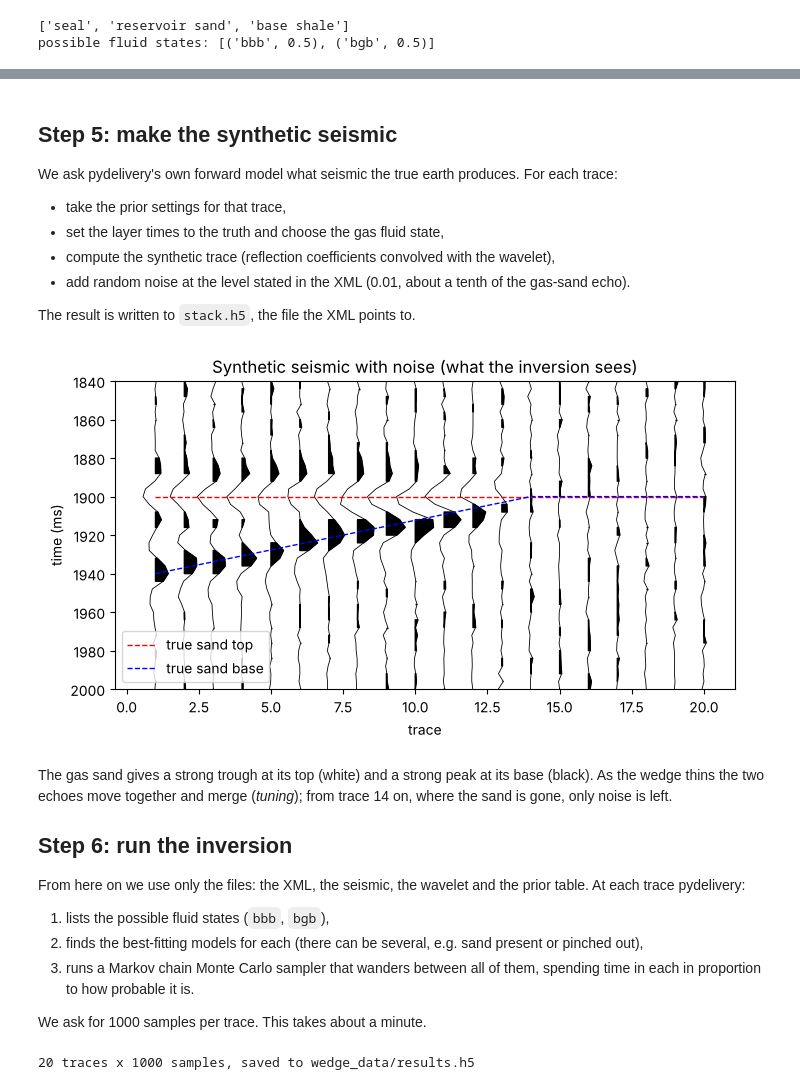
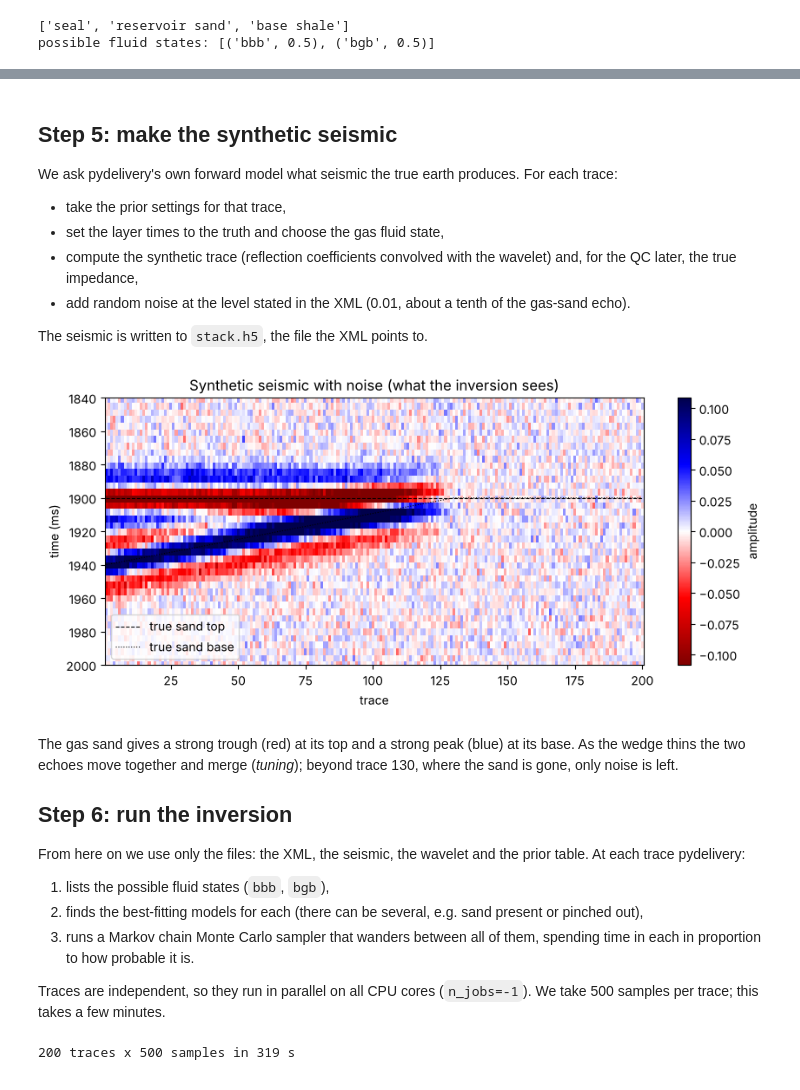
Before and after one commit to fergusrssmith/Delivery_Seismic_Welltie_CSEM, a Jupyter notebook: python/examples/synthetic_wedge.ipynb, the cells around one changed output, grey strips where cells are left out. Cells and saved outputs as stored; diff of their text form; code cells hidden in the pictures.

```diff
--- a/python/examples/synthetic_wedge.ipynb
+++ b/python/examples/synthetic_wedge.ipynb
@@ -210,9 +213,9 @@ column. `NaN` means "use the value in the XML".
 top_pick = top_true + rng.normal(0, 0.003, n_traces)
 base_pick = base_true + rng.normal(0, 0.006, n_traces)
 
-times = np.full((n_traces, 4), np.nan)        # columns: seal top, sand top, base-shale top, t_base
-times[:, 1] = 1000 * top_pick
-times[:, 2] = 1000 * base_pick
-write_prior_table(work / "priors.h5", {"time": times})
-print(np.round(times[:, 1:3], 1))
+times_table = np.full((n_traces, 4), np.nan)  # columns: seal top, sand top, base-shale top, t_base
+times_table[:, 1] = 1000 * top_pick
+times_table[:, 2] = 1000 * base_pick
+write_prior_table(work / "priors.h5", {"time": times_table})
+print("first five traces (ms):\n", np.round(times_table[:5, 1:3], 1))
 # %% [output]
@@ -245,52 +234,52 @@ For each trace:
 * take the prior settings for that trace,
 * set the layer times to the truth and choose the gas fluid state,
 * compute the synthetic trace (reflection coefficients convolved with the
-  wavelet),
-* add random noise at the level stated in the XML (0.01, about a tenth
-  of the gas-sand echo).
+  wavelet) and, for the QC later, the true impedance,
+* add random noise at the level stated in the XML (0.01, about a tenth of the
+  gas-sand echo).
 
-The result is written to `stack.h5`, the file the XML points to.
+The seismic is written to `stack.h5`, the file the XML points to.
 # %%
-table = {"time": times}
+table = {"time": times_table}
 w = load_wavelet(work / "wavelet.h5")
-t0, ns = 1.700, 150                                 # seismic traces start at 1700 ms, 150 samples
-data = np.zeros((n_traces, ns))
+t0, ns = 1.700, 150                                   # traces start at 1700 ms, 150 samples
+times = t0 + dt * np.arange(ns)                       # the seismic time axis (s)
+clean = np.zeros((n_traces, ns))
+Z_true = np.zeros((n_traces, ns))
 for i in range(n_traces):
     cfg_i = apply_prior_trace(cfg, table, i)
     blank = TraceSet(np.zeros((1, ns)), dt, t0)[0]
     seis = build_seismic_model(cfg_i, [blank], [w])
     gas = next(s for s in enumerate_fluid_states(cfg_i) if s.label == "bgb")
     model = StateModel(cfg_i, gas, seis)
     m = model.prior_mean.copy()                       # typical rock properties ...
     m[model.index[("t", 1)]] = top_true[i]            # ... but the true times
     m[model.index[("t", 2)]] = base_true[i]
-    synthetic = model.synthetics(m[None])[0][0]
-    j0 = int(round((seis.t_start - t0) / dt))
-    data[i, j0:j0 + seis.ns] = synthetic
+    tr = model.time_traces(m[None], times)
+    clean[i], Z_true[i] = tr["synthetic_0"][0], tr["Zp"][0]
 
-noise = rng.normal(0, 0.01, data.shape)
-write_traces(work / "stack.h5", TraceSet(data + noise, dt, t0))
+noise = rng.normal(0, 0.01, clean.shape)
+data = clean + noise
+write_traces(work / "stack.h5", TraceSet(data, dt, t0))
 
-def wiggles(d, title):
-    t = 1000 * (t0 + dt * np.arange(ns))
-    plt.figure(figsize=(8, 4))
-    for k, tr in enumerate(d):
-        s = k + 1 + tr / 0.25
-        plt.plot(s, t, "k", lw=0.6)
-        plt.fill_betweenx(t, k + 1, s, where=s > k + 1, color="k")
-    plt.gca().invert_yaxis(); plt.ylim(2000, 1840)
+def section(d, title, cmap="seismic_r", clip=None, label="amplitude"):
+    clip = clip or np.percentile(np.abs(d), 99)
+    plt.figure(figsize=(10, 4))
+    plt.imshow(d.T, aspect="auto", cmap=cmap, vmin=-clip, vmax=clip,
+               extent=[0.5, n_traces + 0.5, 1000 * times[-1], 1000 * times[0]])
+    plt.colorbar(label=label); plt.ylim(2000, 1840)
     plt.xlabel("trace"); plt.ylabel("time (ms)"); plt.title(title)
 
-wiggles(data + noise, "Synthetic seismic with noise (what the inversion sees)")
-plt.plot(x, 1000 * top_true, "r--", lw=1, label="true sand top")
-plt.plot(x, 1000 * base_true, "b--", lw=1, label="true sand base")
+section(data, "Synthetic seismic with noise (what the inversion sees)")
+plt.plot(x, 1000 * top_true, "k--", lw=0.8, label="true sand top")
+plt.plot(x, 1000 * base_true, "k:", lw=0.8, label="true sand base")
 plt.legend(loc="lower left"); plt.show()
 # %% [output]
-[figure, old version]
+[figure, new version]
 # %% [markdown]
-The gas sand gives a strong trough at its top (white) and a strong peak at its
-base (black). As the wedge thins the two echoes move together and merge
-(*tuning*); from trace 14 on, where the sand is gone, only noise is left.
+The gas sand gives a strong trough (red) at its top and a strong peak (blue)
+at its base. As the wedge thins the two echoes move together and merge
+(*tuning*); beyond trace 130, where the sand is gone, only noise is left.
 
 ## Step 6: run the inversion
 
@@ -303,11 +292,14 @@ prior table. At each trace pydelivery:
 3. runs a Markov chain Monte Carlo sampler that wanders between all of them,
    spending time in each in proportion to how probable it is.
 
-We ask for 1000 samples per trace. This takes about a minute.
+Traces are independent, so they run in parallel on all CPU cores
+(`n_jobs=-1`). We take 500 samples per trace; this takes a few minutes.
 # %%
+import time
 inv = Inversion.from_files(work / "ModelDescription.xml", work / "priors.h5")
-results = inv.run(n_samples=1000, seed=1)
+start = time.time()
+results = inv.run(n_samples=500, seed=1, n_jobs=-1)
 inv.save(work / "results.h5", results)
-print(f"{len(results)} traces x {results[0].n_samples} samples, saved to {work / 'results.h5'}")
+print(f"{len(results)} traces x {results[0].n_samples} samples in {time.time() - start:.0f} s")
 # %% [output]
-20 traces x 1000 samples, saved to wedge_data/results.h5
+200 traces x 500 samples in 319 s
```
Also changed, not shown: parts of 16 cells of this notebook, 8 other files.
